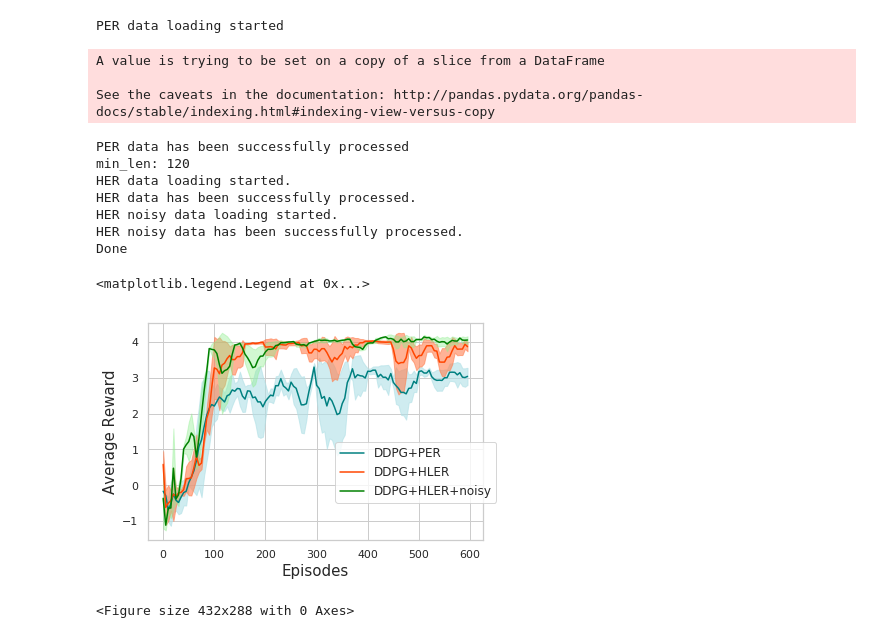
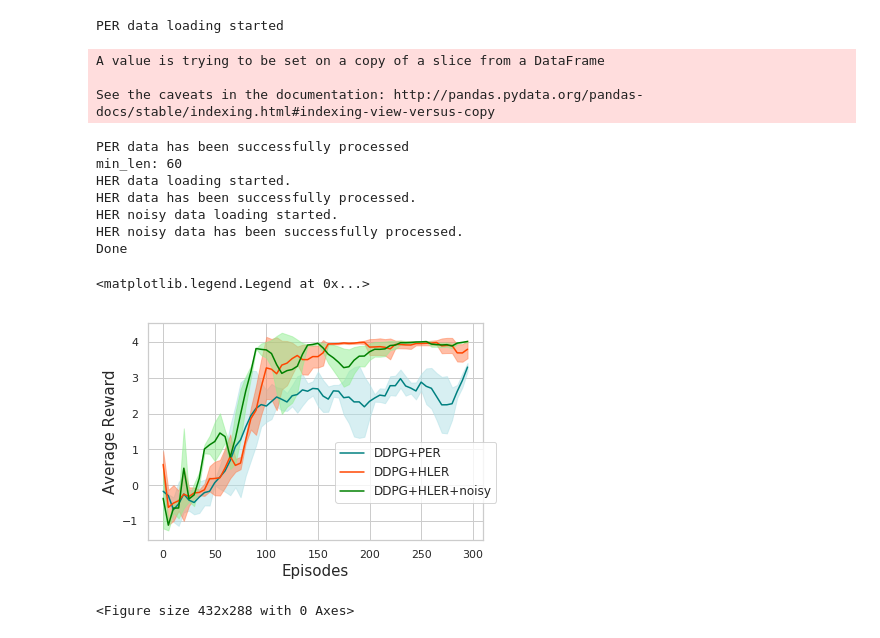
Before and after one commit to Miyembe/Turtlebot3_Pheromone, a Jupyter notebook: src/plot_script/reward_plot_exp2.ipynb, the cells around one changed output. Saved outputs shown, nothing was run; the diff lists cells and outputs as text; code cells hidden in the pictures.

```diff
--- a/src/plot_script/reward_plot_exp2.ipynb
+++ b/src/plot_script/reward_plot_exp2.ipynb
@@ -27,7 +27,7 @@ def mean_std(*data):
     for d in data:
         min_len = min(min_len, len(d.index))
 
-    min_len = 120
+    min_len = 60
     # 2. Calculate mean and standard deviation of reward values for each episode.
     mean = []
     std  = []
@@ -103,7 +103,7 @@ A value is trying to be set on a copy of a slice from a DataFrame
 
 See the caveats in the documentation: http://pandas.pydata.org/pandas-docs/stable/indexing.html#indexing-view-versus-copy
 PER data has been successfully processed
-min_len: 120
+min_len: 60
 HER data loading started.
 HER data has been successfully processed.
 HER noisy data loading started.
@@ -112,26 +112,26 @@ Done
 # %%
 #avg_data = average_data(avg_data, 5)
 #print(data)
 #print(avg_data)
 
 
 sns.set(style="whitegrid")
 plt.plot(eps, data_mean_per, color="teal", label="DDPG+PER")
 plt.rcParams['font.family'] = 'cursive'
 plt.rc('font',**{'family':'serif','serif':['Times']})
-plt.fill_between(eps, upper_data_per, lower_data_per, color="powderblue", alpha=0.6)
+plt.fill_between(eps, upper_data_per, lower_data_per, color="powderblue", alpha=0.5)
 plt.plot(eps, data_mean_her, color="orangered", label="DDPG+HLER")
-plt.fill_between(eps, upper_data_her, lower_data_her, color="coral", alpha=0.6)
+plt.fill_between(eps, upper_data_her, lower_data_her, color="coral", alpha=0.5)
 plt.plot(eps, data_mean_her_noisy, color="green", label="DDPG+HLER+noisy")
-plt.fill_between(eps, upper_data_her_noisy, lower_data_her_noisy, color="lightgreen", alpha=0.4)
+plt.fill_between(eps, upper_data_her_noisy, lower_data_her_noisy, color="lightgreen", alpha=0.5)
 plt.xlabel("Episodes", fontsize=15)
 plt.ylabel("Average Reward", fontsize=15)
 plt.legend()
 plt.legend(loc='upper center',bbox_to_anchor=(0.80, 0.480), fontsize=12)
 #reward_plot = sns.lineplot(data=avg_data, x="Episode", y="Average Reward")
 # %% [output]
 <matplotlib.legend.Legend at 0x...>
-[figure, old version]
+[figure, new version]
 # %%
 plt.savefig('/home/sub/catkin_ws/src/Turtlebot3_Pheromone/src/log/figures/reward_exp2.png', dpi=300)
 # %% [output]
```
Also changed, not shown: 8 other files.
